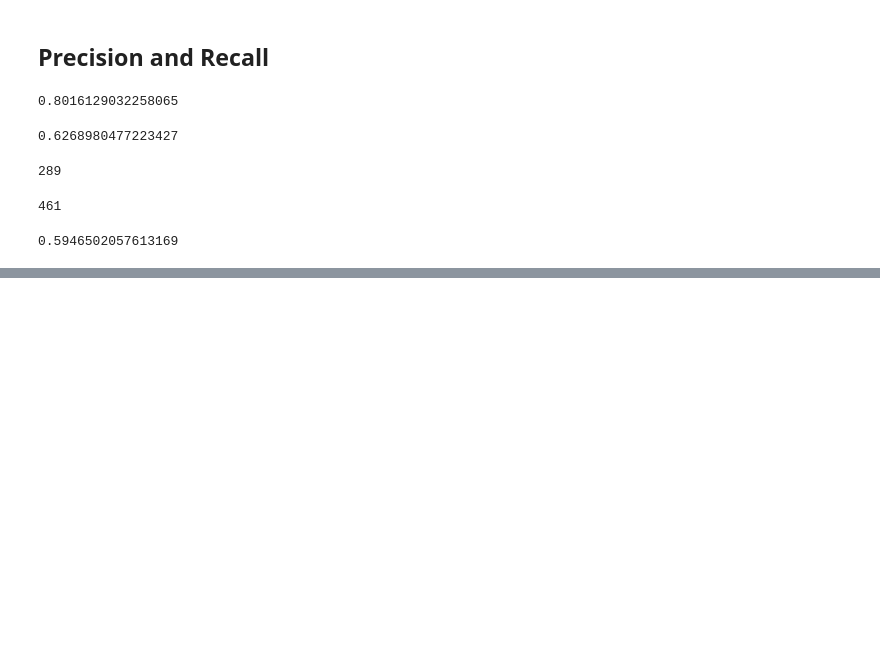
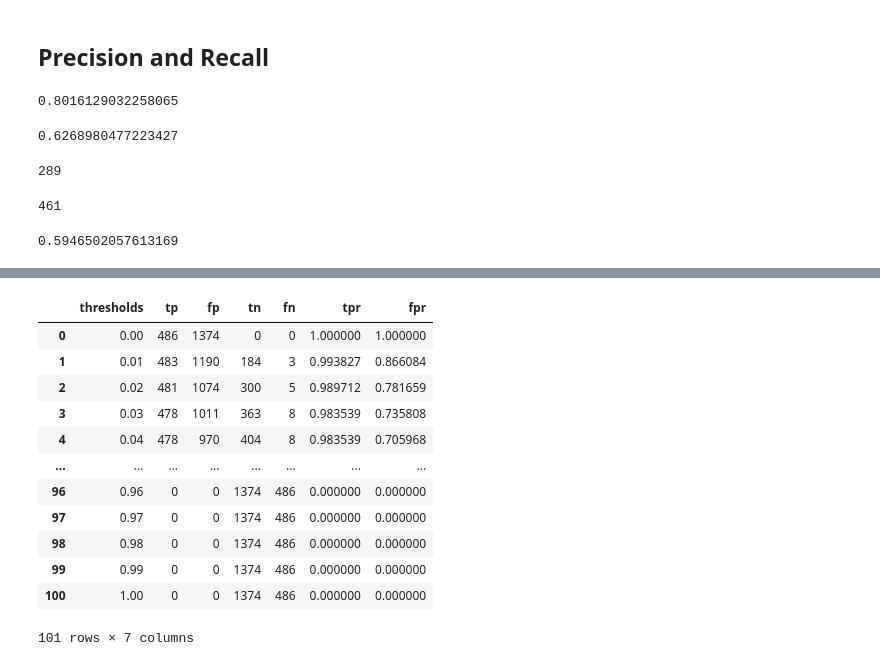
Before and after one commit to Demmynile/Journey_to_ML_engineer, a Jupyter notebook: churn-prediction/03-churn.ipynb, the cells around one changed output, grey strips where cells are left out. Drawn from its saved outputs; the diff is of its cells as text; code cells hidden in the pictures; blank space fills up the shorter version.

```diff
--- a/churn-prediction/03-churn.ipynb
+++ b/churn-prediction/03-churn.ipynb
@@ -675,0 +727,16 @@ r
+# %%
+df_scores
+# %% [output]
+|  | thresholds | tp | fp | tn | fn | tpr | fpr |
+| 0 | 0.00 | 486 | 1374 | 0 | 0 | 1.000000 | 1.000000 |
+| 1 | 0.01 | 483 | 1190 | 184 | 3 | 0.993827 | 0.866084 |
+| 2 | 0.02 | 481 | 1074 | 300 | 5 | 0.989712 | 0.781659 |
+| 3 | 0.03 | 478 | 1011 | 363 | 8 | 0.983539 | 0.735808 |
+| 4 | 0.04 | 478 | 970 | 404 | 8 | 0.983539 | 0.705968 |
+| ... | ... | ... | ... | ... | ... | ... | ... |
+| 96 | 0.96 | 0 | 0 | 1374 | 486 | 0.000000 | 0.000000 |
+| 97 | 0.97 | 0 | 0 | 1374 | 486 | 0.000000 | 0.000000 |
+| 98 | 0.98 | 0 | 0 | 1374 | 486 | 0.000000 | 0.000000 |
+| 99 | 0.99 | 0 | 0 | 1374 | 486 | 0.000000 | 0.000000 |
+| 100 | 1.00 | 0 | 0 | 1374 | 486 | 0.000000 | 0.000000 |
+101 rows × 7 columns
```
Also changed, not shown: parts of 9 cells of this notebook, 2 other files.
